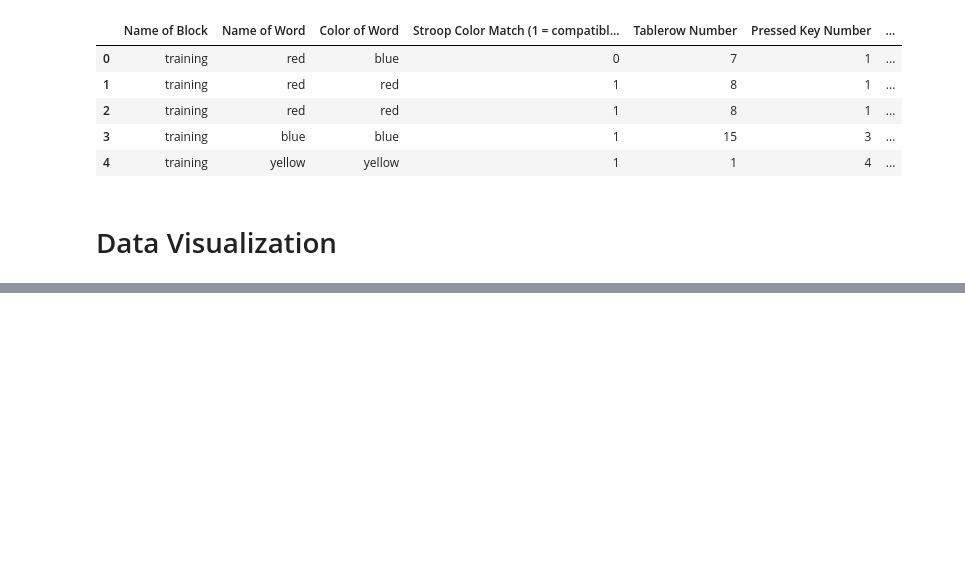
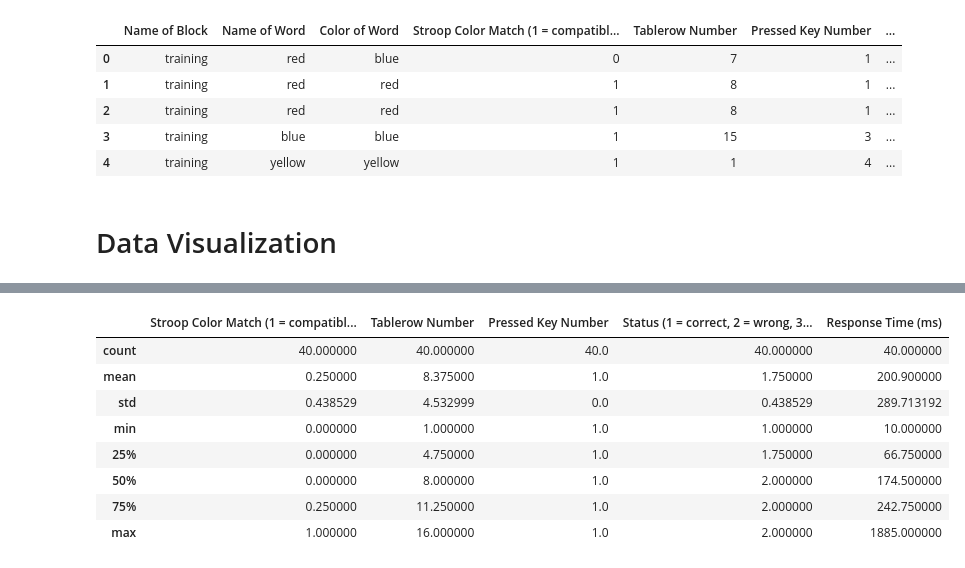
Before and after one commit to creysan/bachelor-thesis-pipeline, a Jupyter notebook: Data Analysis/bachelor_thesis_pipeline.ipynb, the cells around one changed output, grey strips where cells are left out. Drawn from its saved outputs; the diff is of its cells as text; code cells hidden in the pictures; blank space fills up the shorter version.

```diff
--- a/Data Analysis/bachelor_thesis_pipeline.ipynb
+++ b/Data Analysis/bachelor_thesis_pipeline.ipynb
@@ -557,0 +915,12 @@ stroop_six.head()
+# %%
+stroop_one.describe()
+# %% [output]
+|  | Stroop Color Match (1 = compatibl... | Tablerow Number | Pressed Key Number | Status (1 = correct, 2 = wrong, 3... | Response Time (ms) |
+| count | 40.000000 | 40.000000 | 40.0 | 40.000000 | 40.000000 |
+| mean | 0.250000 | 8.375000 | 1.0 | 1.750000 | 200.900000 |
+| std | 0.438529 | 4.532999 | 0.0 | 0.438529 | 289.713192 |
+| min | 0.000000 | 1.000000 | 1.0 | 1.000000 | 10.000000 |
+| 25% | 0.000000 | 4.750000 | 1.0 | 1.750000 | 66.750000 |
+| 50% | 0.000000 | 8.000000 | 1.0 | 2.000000 | 174.500000 |
+| 75% | 0.250000 | 11.250000 | 1.0 | 2.000000 | 242.750000 |
+| max | 1.000000 | 16.000000 | 1.0 | 2.000000 | 1885.000000 |
```
Also changed, not shown: parts of 17 cells of this notebook, 2 other files.
